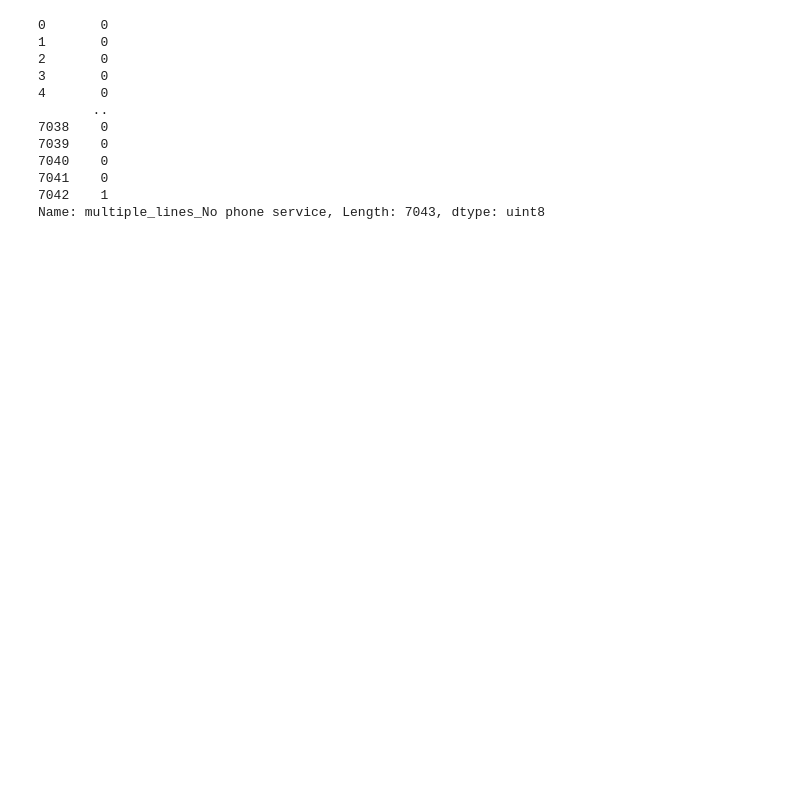
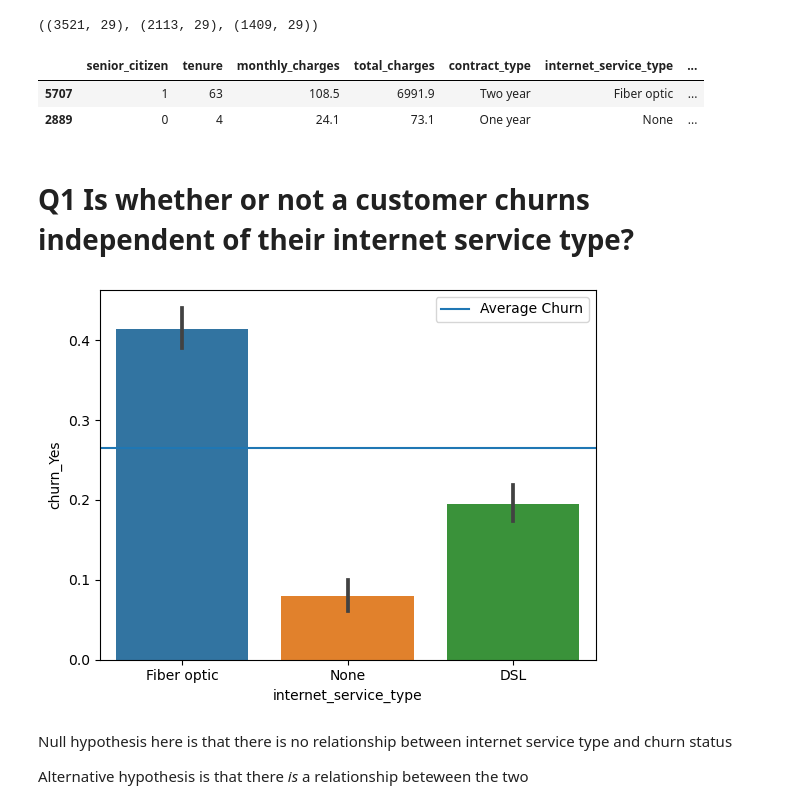
Before and after one commit to shawn-brown12/classification_project, a Jupyter notebook: Project_Workbook.ipynb, the cells around one changed output. Drawn from its saved outputs; the diff is of its cells as text; code cells hidden in the pictures; blank space fills up the shorter version.

```diff
--- a/Project_Workbook.ipynb
+++ b/Project_Workbook.ipynb
@@ -48,18 +60,29 @@ payment_type_Credit card (automatic)        uint8
 payment_type_Electronic check               uint8
 payment_type_Mailed check                   uint8
 dtype: object
-# %%
-data['multiple_lines_No phone service']
-# %% [output]
-0       0
-1       0
-2       0
-3       0
-4       0
-       ..
-7038    0
-7039    0
-7040    0
-7041    0
-7042    1
-Name: multiple_lines_No phone service, Length: 7043, dtype: uint8
+# %%
+train, val, test = prepare.split_train_test(data, 'churn_Yes')
+# %%
+train.shape, val.shape, test.shape
+# %% [output]
+((3521, 29), (2113, 29), (1409, 29))
+# %%
+train.head(2)
+# %% [output]
+|  | senior_citizen | tenure | monthly_charges | total_charges | contract_type | internet_service_type | ... |
+| 5707 | 1 | 63 | 108.5 | 6991.9 | Two year | Fiber optic | ... |
+| 2889 | 0 | 4 | 24.1 | 73.1 | One year | None | ... |
+# %% [markdown]
+# Q1 Is whether or not a customer churns independent of their internet service type?
+# %%
+sns.barplot(x='internet_service_type', y='churn_Yes', data=train)
+churn_rate = train.churn_Yes.mean()
+plt.axhline(churn_rate, label="Average Churn")
+plt.legend()
+plt.show()
+# %% [output]
+[figure, added]
+# %% [markdown]
+Null hypothesis here is that there is no relationship between internet service type and churn status
+
+Alternative hypothesis is that there *is* a relationship beteween the two
```
Also changed, not shown: parts of 31 cells of this notebook, 3 other files.
